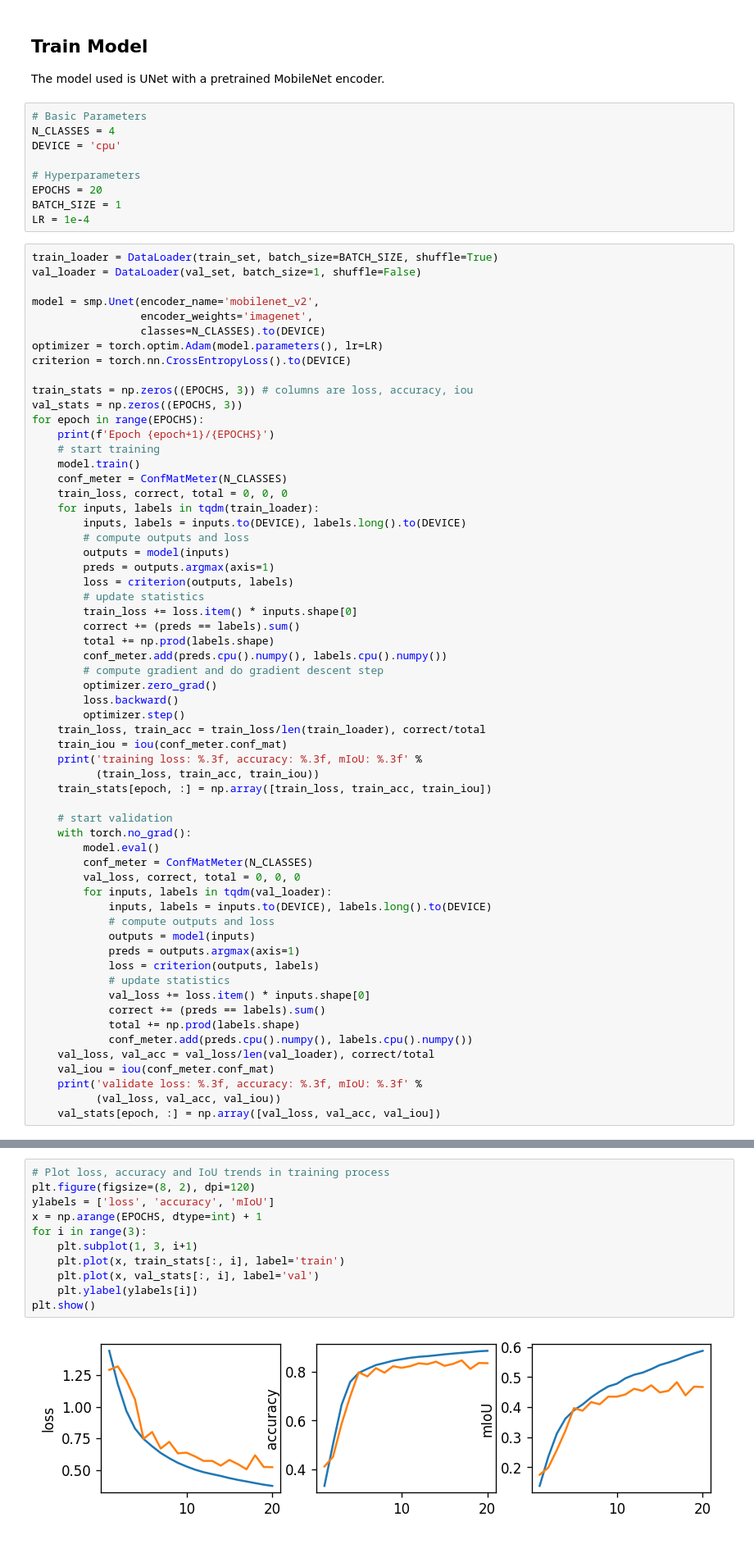
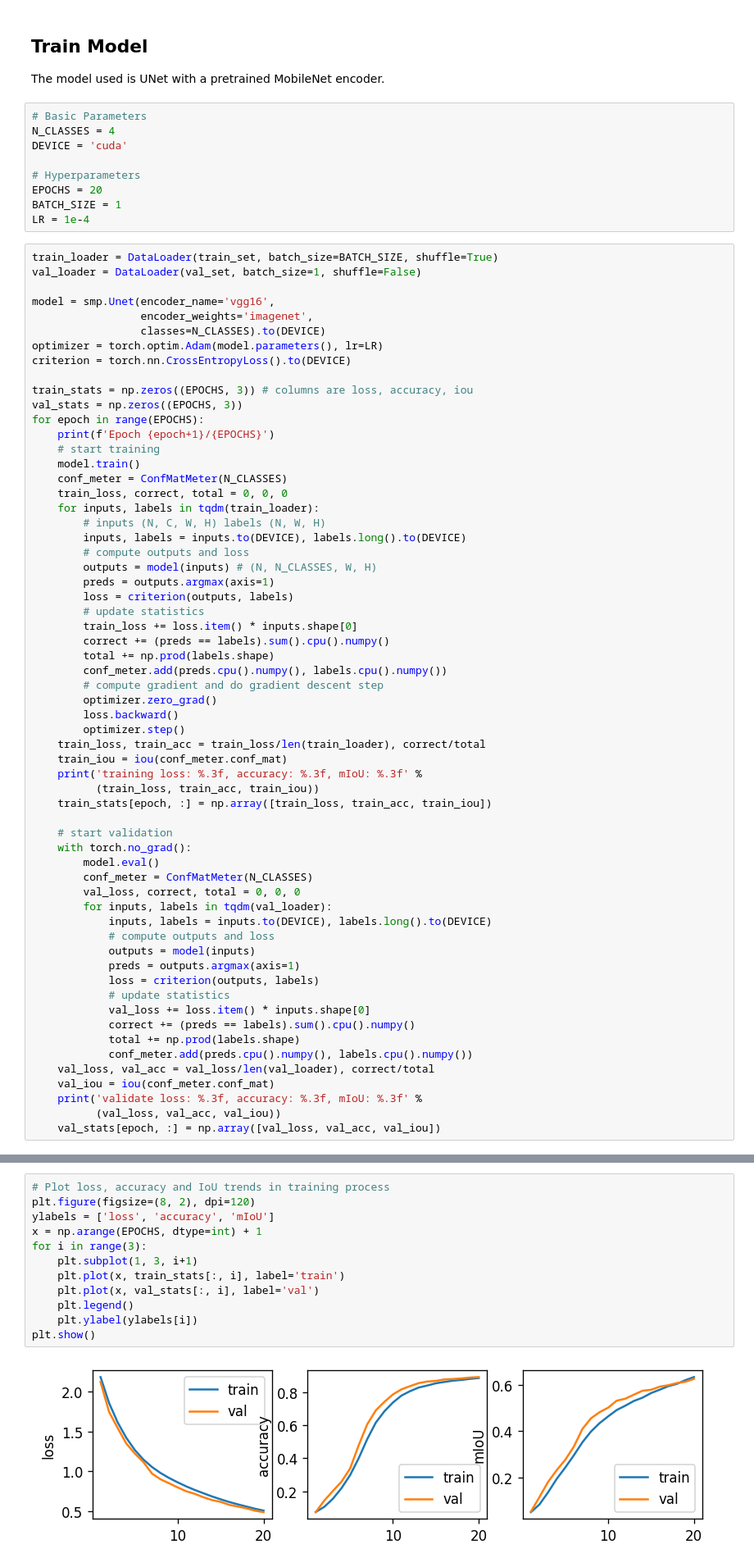
Before and after one commit to holmgroup/img-segmentation, a Jupyter notebook: img_seg_tutorial.ipynb, the cells around one changed output, grey strips where cells are left out. Shown at 82% size. Cells and saved outputs as stored; diff of their text form.

```diff
--- a/img_seg_tutorial.ipynb
+++ b/img_seg_tutorial.ipynb
@@ -114,7 +114,7 @@ The model used is UNet with a pretrained MobileNet encoder.
 # %%
 # Basic Parameters
 N_CLASSES = 4
-DEVICE = 'cpu'
+DEVICE = 'cuda'
 
 # Hyperparameters
 EPOCHS = 20
@@ -124,7 +124,7 @@ LR = 1e-4
 train_loader = DataLoader(train_set, batch_size=BATCH_SIZE, shuffle=True)
 val_loader = DataLoader(val_set, batch_size=1, shuffle=False)
 
-model = smp.Unet(encoder_name='mobilenet_v2',
+model = smp.Unet(encoder_name='vgg16',
                  encoder_weights='imagenet',
                  classes=N_CLASSES).to(DEVICE)
 optimizer = torch.optim.Adam(model.parameters(), lr=LR)
@@ -139,14 +139,15 @@ for epoch in range(EPOCHS):
     conf_meter = ConfMatMeter(N_CLASSES)
     train_loss, correct, total = 0, 0, 0
     for inputs, labels in tqdm(train_loader):
+        # inputs (N, C, W, H) labels (N, W, H)
         inputs, labels = inputs.to(DEVICE), labels.long().to(DEVICE)
         # compute outputs and loss
-        outputs = model(inputs)
+        outputs = model(inputs) # (N, N_CLASSES, W, H)
         preds = outputs.argmax(axis=1)
         loss = criterion(outputs, labels)
         # update statistics
         train_loss += loss.item() * inputs.shape[0]
-        correct += (preds == labels).sum()
+        correct += (preds == labels).sum().cpu().numpy()
         total += np.prod(labels.shape)
         conf_meter.add(preds.cpu().numpy(), labels.cpu().numpy())
         # compute gradient and do gradient descent step
@@ -172,7 +173,7 @@ for epoch in range(EPOCHS):
             loss = criterion(outputs, labels)
             # update statistics
             val_loss += loss.item() * inputs.shape[0]
-            correct += (preds == labels).sum()
+            correct += (preds == labels).sum().cpu().numpy()
             total += np.prod(labels.shape)
             conf_meter.add(preds.cpu().numpy(), labels.cpu().numpy())
     val_loss, val_acc = val_loss/len(val_loader), correct/total
@@ -202,16 +203,17 @@ Epoch 6/20
 # %%
 # Plot loss, accuracy and IoU trends in training process
 plt.figure(figsize=(8, 2), dpi=120)
 ylabels = ['loss', 'accuracy', 'mIoU']
 x = np.arange(EPOCHS, dtype=int) + 1
 for i in range(3):
     plt.subplot(1, 3, i+1)
     plt.plot(x, train_stats[:, i], label='train')
     plt.plot(x, val_stats[:, i], label='val')
+    plt.legend()
     plt.ylabel(ylabels[i])
 plt.show()
 # %% [output]
-[figure, old version]
+[figure, new version]
 # %% [markdown]
 ## Evaluation on Test Set
 # %%
```
Also changed, not shown: parts of 4 cells of this notebook.
